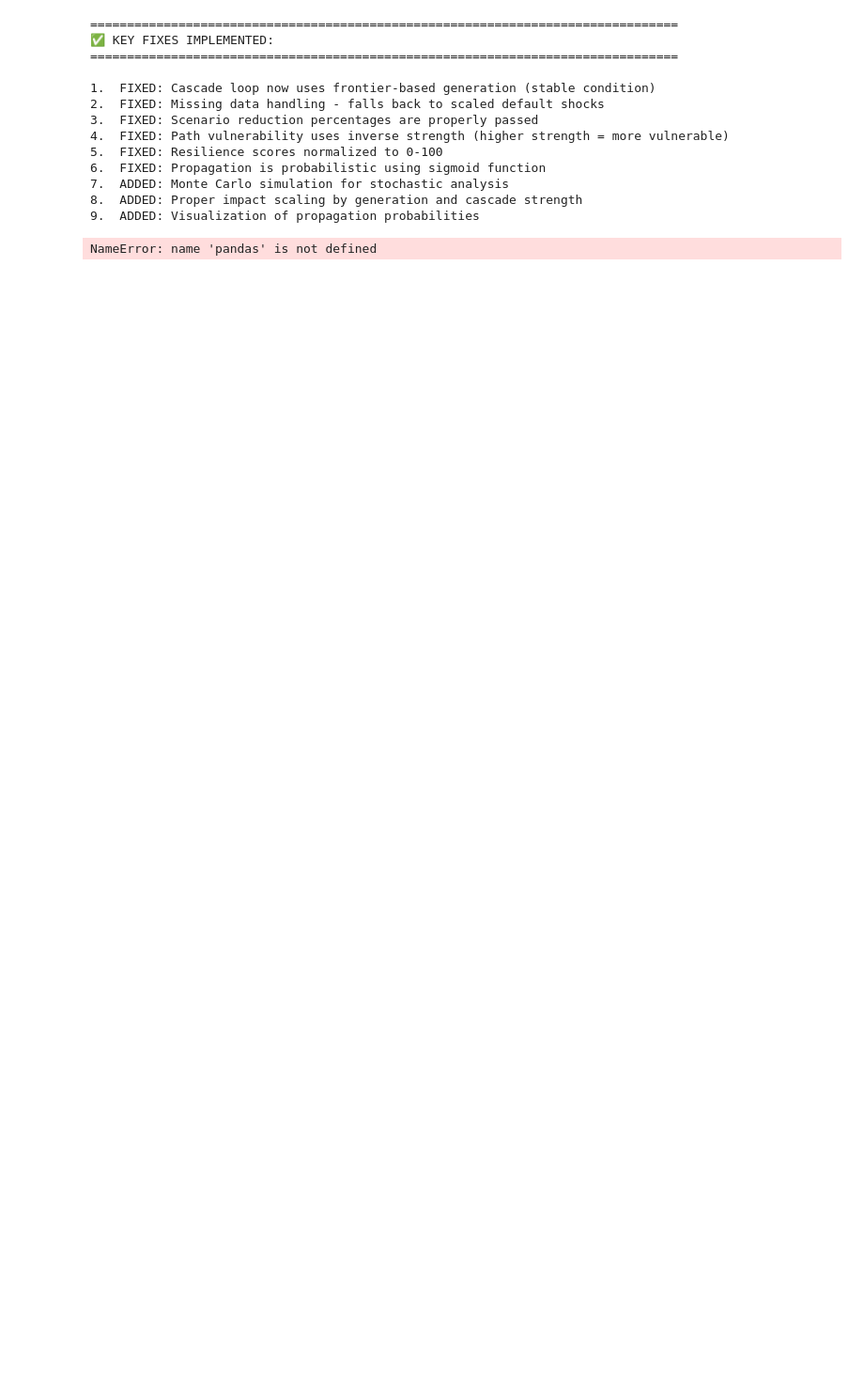
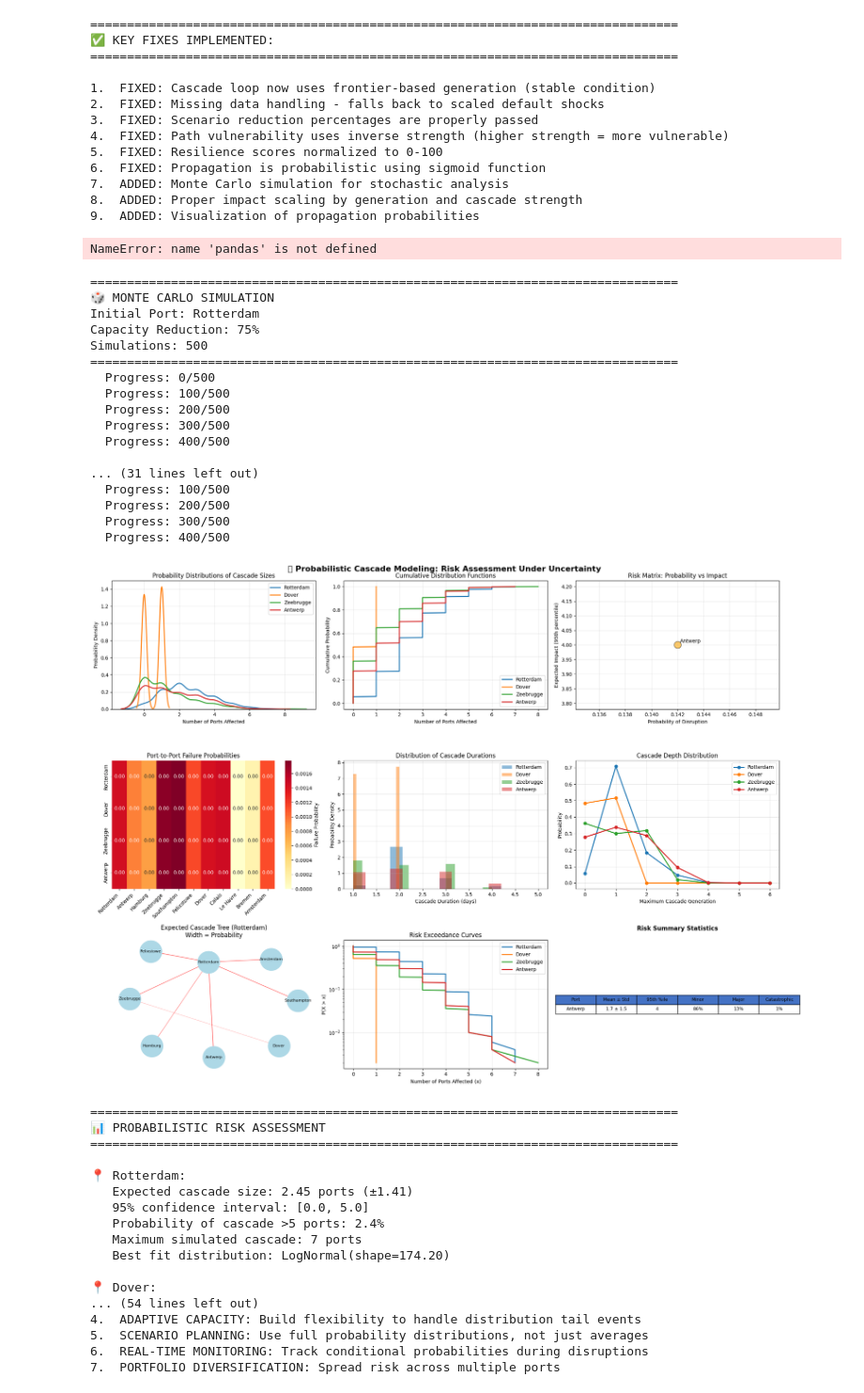
Before and after one commit to OlajideFemi/Carbon-Footprint, a Jupyter notebook: Queueing_Model.ipynb, the cells around one changed output. Shown at 94% size. Saved outputs shown, nothing was run; the diff lists cells and outputs as text; code cells hidden in the pictures; blank space fills up the shorter version.

```diff
--- a/Queueing_Model.ipynb
+++ b/Queueing_Model.ipynb
@@ -1428,7 +1428,7 @@ for port in ports_to_analyze:
     simulation_results[port] = results
 
 # Visualization
-fig = plt.figure(figsize={20, 15})
+fig = plt.figure(figsize=(20, 15))
 
 # 1. Probability distributions of cascade sizes
 ax1 = plt.subplot(3, 3, 1)
@@ -1648,30 +1648,66 @@ for port in ports_to_analyze:
     print(f"   VaR(95%): {var_95:.1f} ports (worst-case with 95% confidence)")
     print(f"   CVaR(95%): {cvar_95:.1f} ports (expected if exceed VaR)")
 
 # Sensitivity analysis
 print("\n🔍 SENSITIVITY ANALYSIS:")
 print("-" * 40)
 
 # Calculate which ports are most sensitive to initial failure
 sensitivity = {}
 for port in ports_to_analyze:
     failures = [r['total_failed'] for r in simulation_results[port]]
     sensitivity[port] = np.mean(failures)
 
 sorted_sensitivity = sorted(sensitivity.items(), key=lambda x: x[1], reverse=True)
 print("\nPorts ranked by systemic impact when they fail first:")
 for port, impact in sorted_sensitivity:
     print(f"   {port}: {impact:.2f} average ports affected")
 
 # Recommendations based on probabilistic analysis
 print("\n🛡️ PROBABILISTIC RISK RECOMMENDATIONS:")
 print("-" * 40)
 print("""
 1.  INVEST IN REDUNDANCY: Focus on ports with high CVaR
 2.  EARLY WARNING SYSTEMS: Monitor ports with high cascade probability
 3.  RISK TRANSFER: Consider insurance for catastrophic scenarios (>95th percentile)
 4.  ADAPTIVE CAPACITY: Build flexibility to handle distribution tail events
 5.  SCENARIO PLANNING: Use full probability distributions, not just averages
 6.  REAL-TIME MONITORING: Track conditional probabilities during disruptions
 7.  PORTFOLIO DIVERSIFICATION: Spread risk across multiple ports
 """)
+# %% [output]
+================================================================================
+🎲 MONTE CARLO SIMULATION
+Initial Port: Rotterdam
+Capacity Reduction: 75%
+Simulations: 500
+================================================================================
+  Progress: 0/500
+  Progress: 100/500
+  Progress: 200/500
+  Progress: 300/500
+  Progress: 400/500
+
+... (31 lines left out)
+  Progress: 100/500
+  Progress: 200/500
+  Progress: 300/500
+  Progress: 400/500
+[figure, added]
+================================================================================
+📊 PROBABILISTIC RISK ASSESSMENT
+================================================================================
+
+📍 Rotterdam:
+   Expected cascade size: 2.45 ports (±1.41)
+   95% confidence interval: [0.0, 5.0]
+   Probability of cascade >5 ports: 2.4%
+   Maximum simulated cascade: 7 ports
+   Best fit distribution: LogNormal(shape=174.20)
+
+📍 Dover:
+... (54 lines left out)
+4.  ADAPTIVE CAPACITY: Build flexibility to handle distribution tail events
+5.  SCENARIO PLANNING: Use full probability distributions, not just averages
+6.  REAL-TIME MONITORING: Track conditional probabilities during disruptions
+7.  PORTFOLIO DIVERSIFICATION: Spread risk across multiple ports
```
